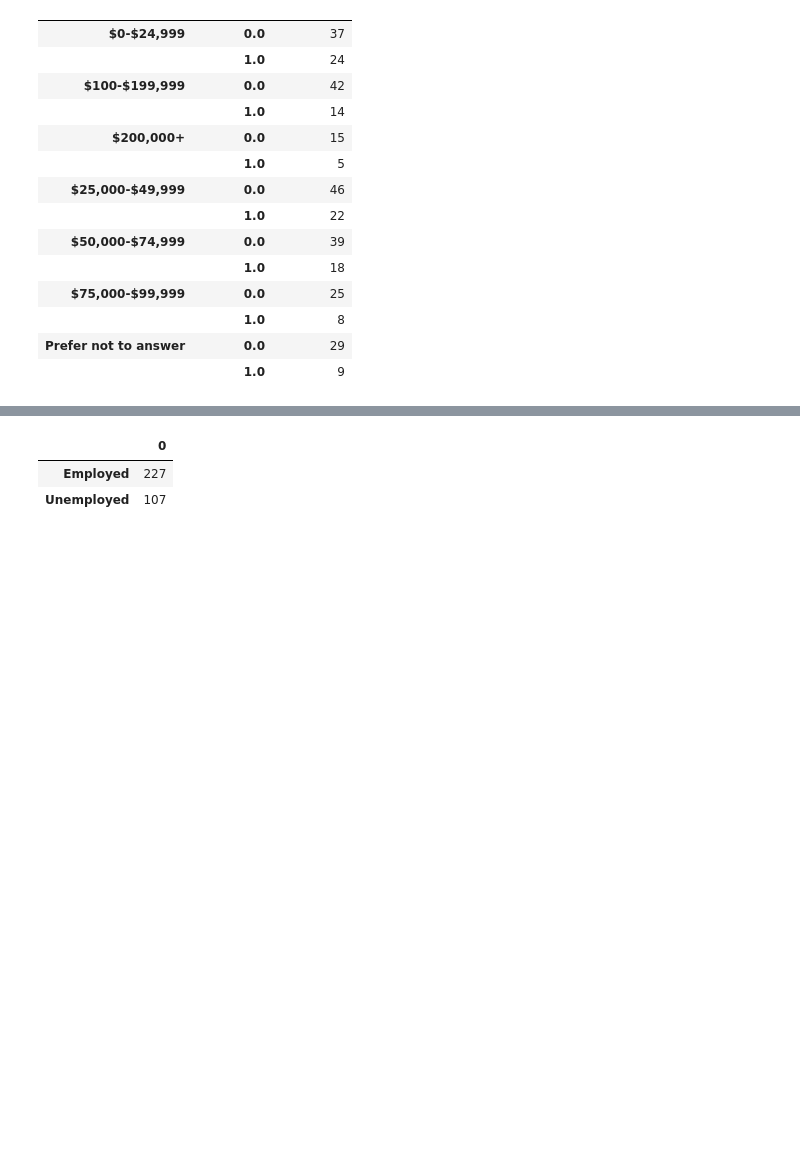
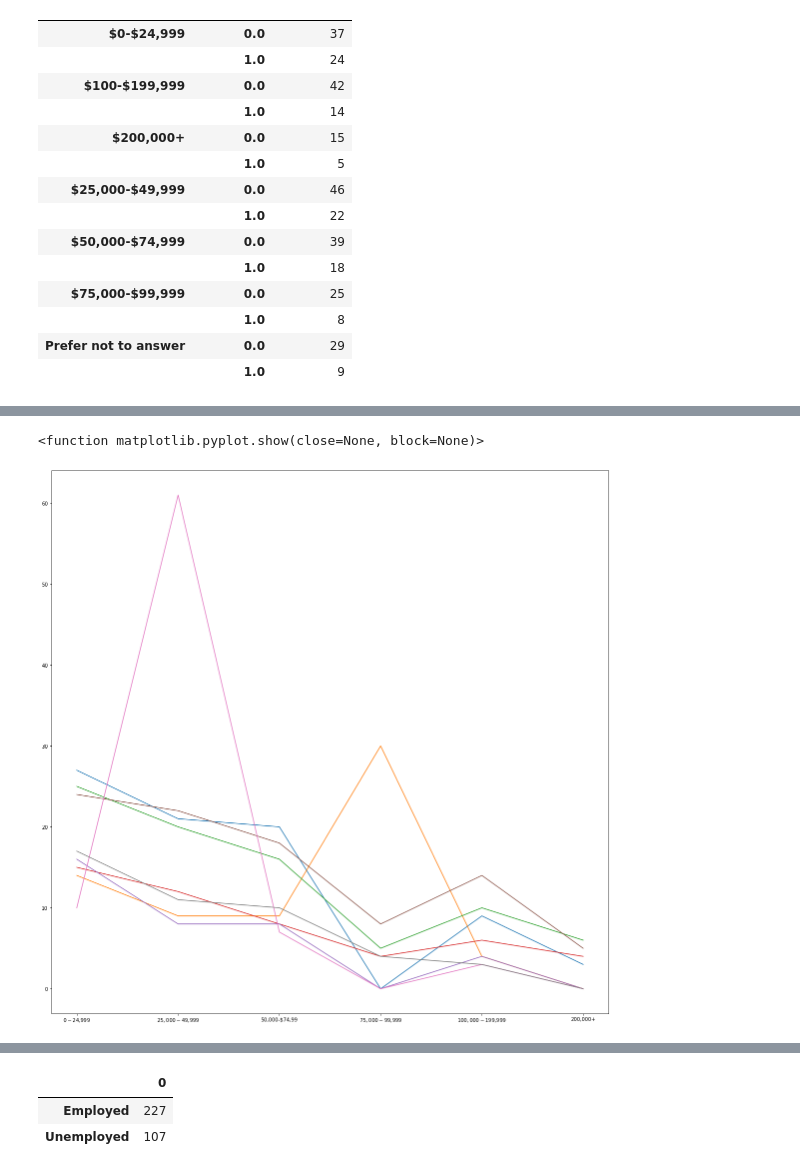
Before and after one commit to KMcLaurin12/Butler_GroupF_Project1, a Jupyter notebook: project_f_kiara.ipynb, the cells around one changed output, grey strips where cells are left out. Cells and saved outputs as stored; diff of their text form; code cells hidden in the pictures; blank space fills up the shorter version.

Commit message:
added charts

```diff
--- a/project_f_kiara.ipynb
+++ b/project_f_kiara.ipynb
@@ -534,4 +551,28 @@ merged_hh_income_df_5
 # %%
 final_MH_completion_hh_income_df = pd.merge([merged_hh_income_df_5, hh_income_vs_tiredness_groupby], on ="Household", how="inner")
 final_MH_completion_hh_income_df
+# %%
+fig = plt.figure(figsize=(20,20))
+x= ["$0-$24,999","$25,000-$49,999", "50,000-$74,99", "$75,000-$99,999", "$100,000-$199,999", "200,000+"]
+y1= [27, 21, 20, 0, 9, 3]
+y2= [14, 9, 9, 30, 4, 0]
+y3= [25, 20, 16, 5, 10, 6]
+y4= [15, 12, 8, 4, 6, 4]
+y5= [16, 8, 8, 0, 4, 0]
+y6= [24, 22, 18, 8, 14, 5]
+y7= [10, 61, 7, 0, 3, 0]
+y8=[17, 11, 10, 4, 3, 0]
+
+plt.plot(x,y1, linestyle= "solid")
+plt.plot(x,y2, linestyle= "solid")
+plt.plot(x,y3, linestyle= "solid")
+plt.plot(x,y4, linestyle= "solid")
+plt.plot(x,y5, linestyle= "solid")
+plt.plot(x,y6, linestyle= "solid")
+plt.plot(x,y7, linestyle= "solid")
+plt.plot(x,y8, linestyle= "solid")
+plt.show
+# %% [output]
+<function matplotlib.pyplot.show(close=None, block=None)>
+[figure, added]
 # %%
```
Also changed, not shown: parts of 18 cells of this notebook.
